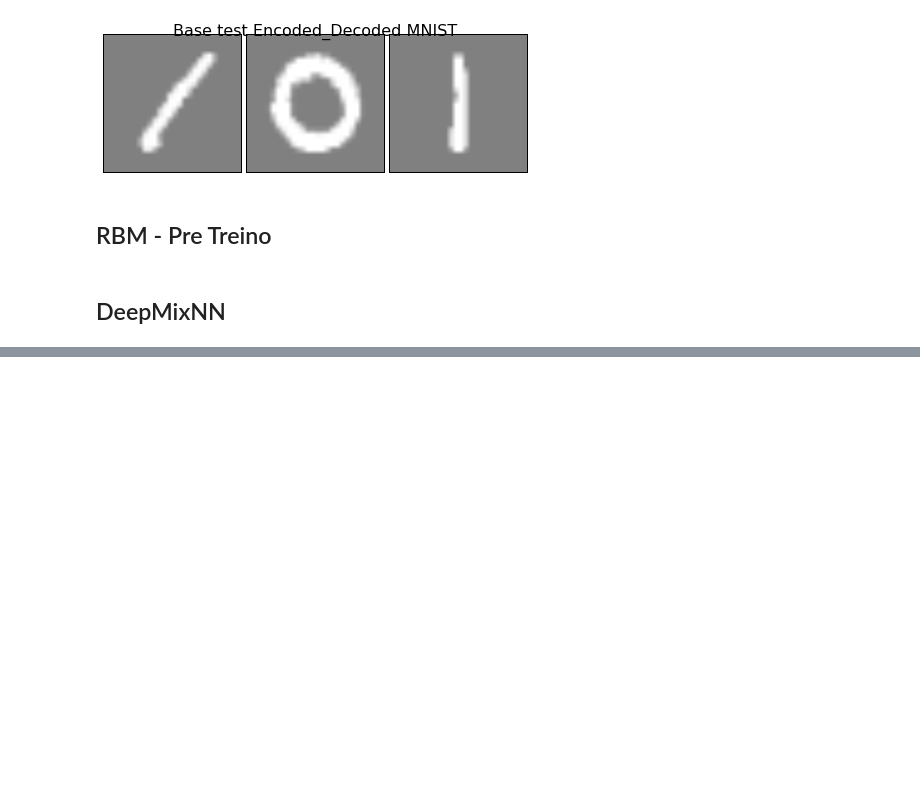
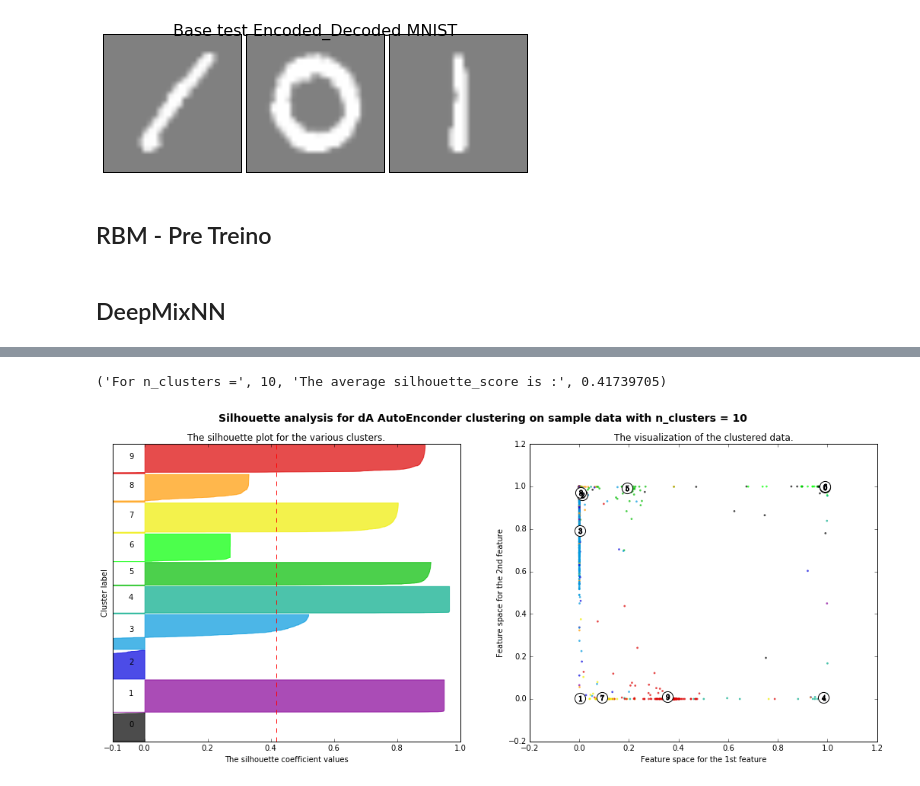
Before and after one commit to alvarojoao/deep-learning-projects, a Jupyter notebook: DeepMixNN-RBM-STACKED-classification.ipynb, the cells around one changed output, grey strips where cells are left out. Saved outputs shown, nothing was run; the diff lists cells and outputs as text; code cells hidden in the pictures; blank space fills up the shorter version.

```diff
--- a/DeepMixNN-RBM-STACKED-classification.ipynb
+++ b/DeepMixNN-RBM-STACKED-classification.ipynb
@@ -237,0 +556,10 @@ saveFileForSubmission(mixDbn.predict(imagestest),custonFileName="custoMixDbn1.cs
+# %%
+
+# The silhouette_score gives the average value for all the samples.
+# This gives a perspective into the density and separation of the formed
+# clusters
+
+silhouette_plot.plotResult(X_transformed,y_test_int)
+# %% [output]
+('For n_clusters =', 10, 'The average silhouette_score is :', 0.41739705)
+[figure, added]
```
Also changed, not shown: parts of 35 cells of this notebook, 28 other files.
